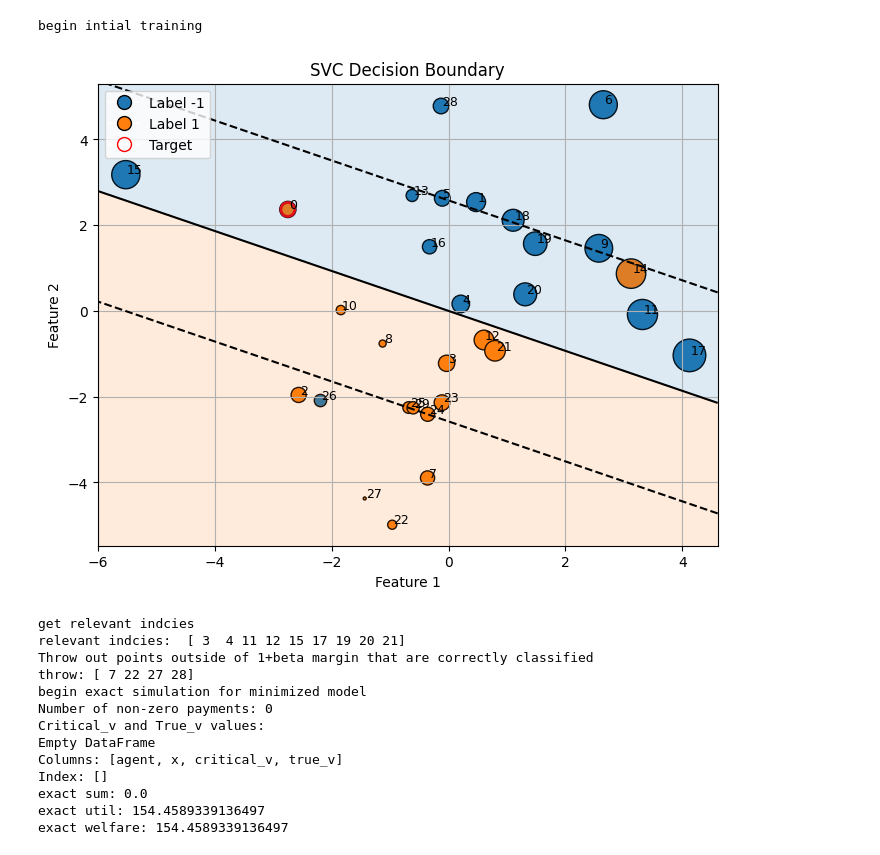
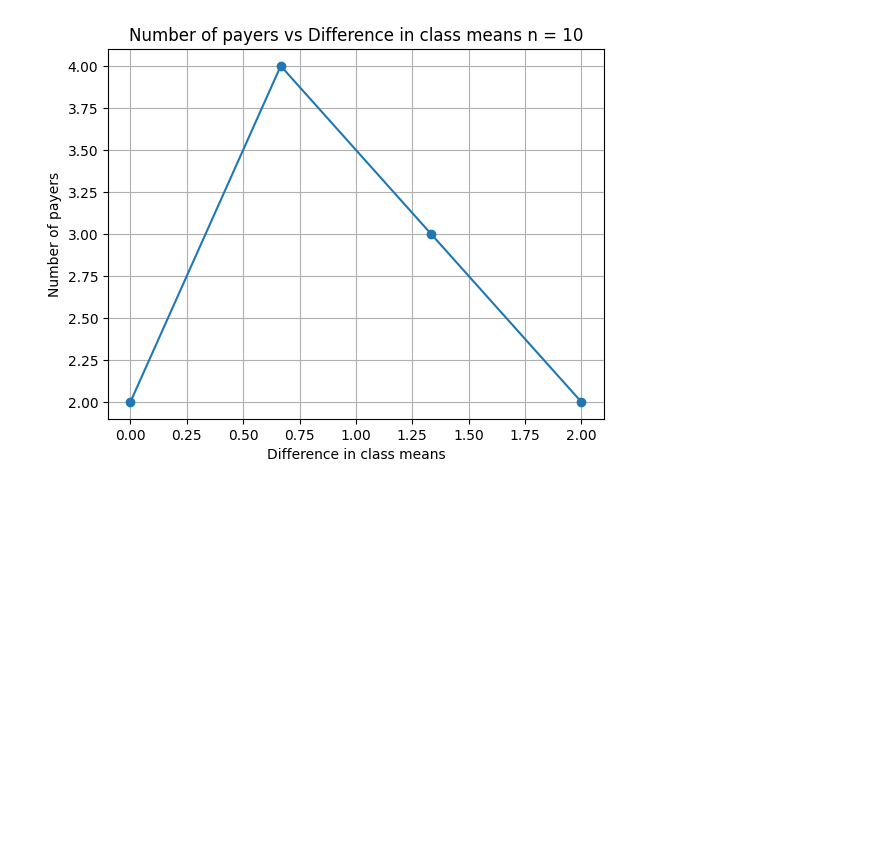
Before and after one commit to BML-Technion/accuracy_auctions, a Jupyter notebook: experiments.ipynb, the cells around one changed output. Drawn from its saved outputs; the diff is of its cells as text; code cells hidden in the pictures; blank space fills up the shorter version.

```diff
--- a/experiments.ipynb
+++ b/experiments.ipynb
@@ -10 +14,11 @@ np.random.seed(42)
+# %%
+def plot_num_payers_vs_dif_mus(mus, num_payers, n):
+    dif_mus = 2*mus
+    num_payers = np.array(num_payers)
+    plt.plot(dif_mus, num_payers, marker='o')
+    plt.xlabel("Difference in class means")
+    plt.ylabel("Number of payers")
+    plt.title("Number of payers vs Difference in class means n = {}".format(n))
+    plt.grid()
+    plt.show()
 # %%
@@ -24,10 +83,12 @@ def generate_data(n):
 # %%
 # 1. choose parameters
-n = 30
-use_loss = 'hinge' #'log' or 'hinge' or 'squared_hinge'
+n = 10
+use_loss = 'hinge' #'log' or 'hinge' or 'squared_hinge' #TODO: add sigma
 c = 1.0 # choose c without scaling
 show_plots = False # set to True to see plots of the binary search
 is_throw = True # set to True to throw out points outside margin --> only when loss is lipschitz.
+# TODO: k
+# TODO: fit_intercept
 # ---------------------------------
 # 2. generate data in a sepearte function
-x,y,v = generate_data(n)
+#x,y,v = generate_data(n)
@@ -34,19 +107,27 @@ x,y,v = generate_data(n)
 # %%
 # 3. run exact simulation
-run_exact(x,y,v,c,use_loss, plot = show_plots)
+# returns df with cols "agent" | "true_v" | "critical_v" | "allocation" | "welfare" | "utility"
+# utility = welfare - payment
+# welfare = allocation * true_v
+# critical_v = payment
+T = 1
+mus = np.linspace(1.0, 0.0, 4)
+num_payers=[0]*len(mus)
+for t in range(T):
+    #x,y,v = generate_data(n, mu1 = 1, mu2 = -1 , sigma =1.0)
+    for i, mu in enumerate(mus):
+        mu1 = mu
+        mu2 = -mu
+        sigma = 1.0
+        x,y,v = generate_data_d(n, mu1, mu2, sigma, rng, d=4)
+        #x_updated = update_data(x, y, mu1, mu2)
+        df_exact, accuracy  = run_exact(x,y,v,c,use_loss, plot = show_plots)
+        #print(df_exact)
+        if df_exact is not None:
+            num_payers[i] += len(df_exact)
+        # print("_________________")
+num_payers = np.array(num_payers) / T  # average over t runs
-# %% [output]
-begin intial training
-[figure, removed]
-get relevant indcies
-relevant indcies:  [ 3  4 11 12 15 17 19 20 21]
-Throw out points outside of 1+beta margin that are correctly classified
-throw: [ 7 22 27 28]
-begin exact simulation for minimized model
-Number of non-zero payments: 0
-Critical_v and True_v values:
-Empty DataFrame
-Columns: [agent, x, critical_v, true_v]
-Index: []
-exact sum: 0.0
-exact util: 154.4589339136497
-exact welfare: 154.4589339136497
+# %%
+plot_num_payers_vs_dif_mus(mus, num_payers, n)
+# %% [output]
+[figure, added]
```
Also changed, not shown: parts of 3 cells of this notebook, 4 other files.
